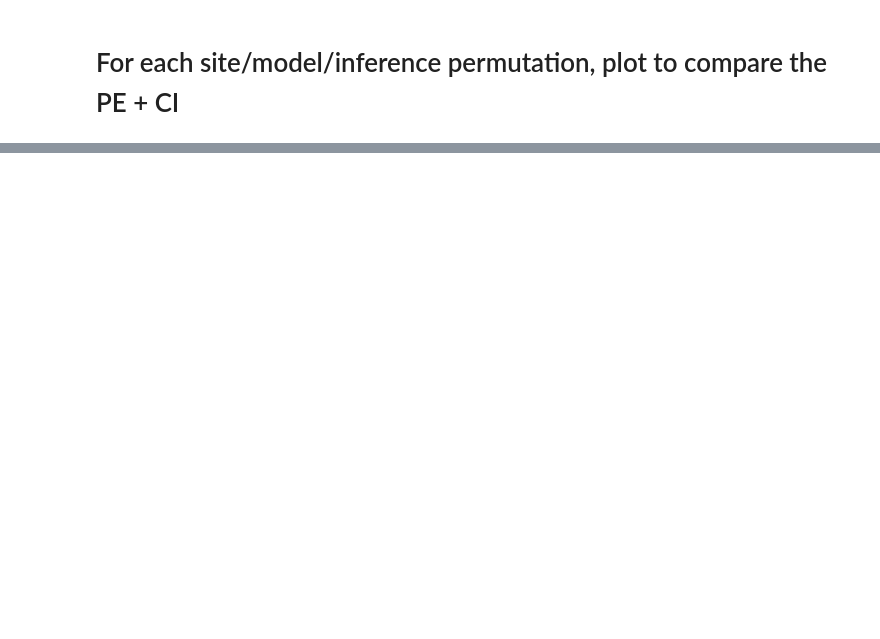
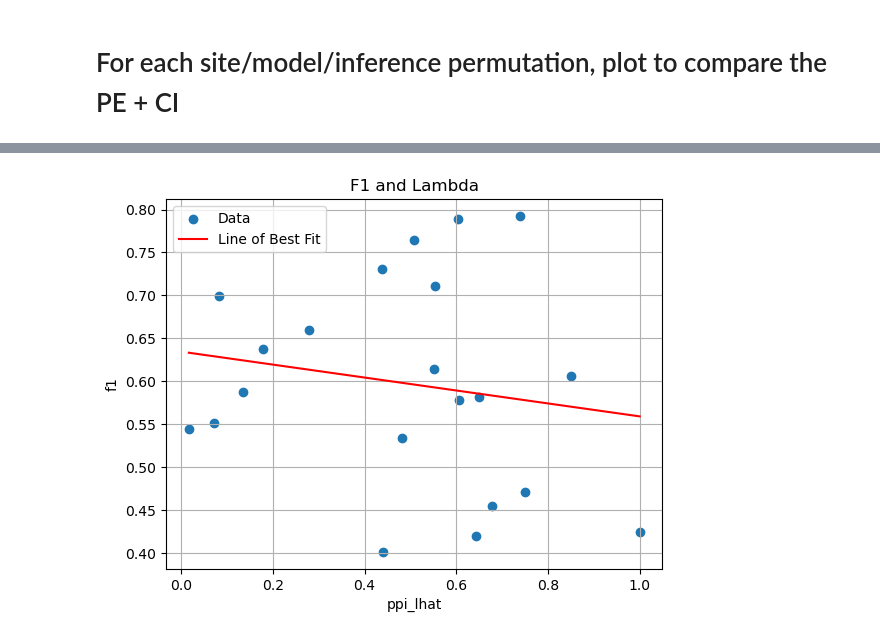
Before and after one commit to avisokay/va_nlp, a Jupyter notebook: src/results_estimation.ipynb, the cells around one changed output, grey strips where cells are left out. Saved outputs shown, nothing was run; the diff lists cells and outputs as text; code cells hidden in the pictures; blank space fills up the shorter version.

```diff
--- a/src/results_estimation.ipynb
+++ b/src/results_estimation.ipynb
@@ -635,0 +791,6 @@ array(['mexico', 'ap', 'up', 'dar', 'bohol', 'pemba'], dtype=object)
+# %%
+# compute residuals
+results_df['naive_residual'] = np.abs(results_df['baseline_pe'] - results_df['naive_pe'])
+results_df['naive_residual'] = [np.sum(x) for x in results_df['naive_residual']]
+results_df['ppi_residual'] = np.abs(results_df['baseline_pe'] - results_df['ppi_pe'])
+results_df['ppi_residual'] = [np.sum(x) for x in results_df['ppi_residual']]
@@ -635,0 +906,28 @@ array(['mexico', 'ap', 'up', 'dar', 'bohol', 'pemba'], dtype=object)
+# %%
+# Extracting data from the DataFrame
+x_values = results_df['ppi_lhat']
+y_values = results_df['f1']
+
+# Plotting the scatter plot
+plt.scatter(x_values, y_values, label='Data')
+
+# Fitting a line of best fit
+coefficients = np.polyfit(x_values, y_values, 1)
+polynomial = np.poly1d(coefficients)
+x_line = np.linspace(min(x_values), max(x_values), 100)
+y_line = polynomial(x_line)
+
+# Plotting the line of best fit
+plt.plot(x_line, y_line, color='red', label='Line of Best Fit')
+
+# Adding labels and legend
+plt.xlabel('ppi_lhat')
+plt.ylabel('f1')
+plt.title('F1 and Lambda')
+plt.legend()
+
+# Displaying the plot
+plt.grid(True)
+plt.show()
+# %% [output]
+[figure, added]
```
Also changed, not shown: parts of 65 cells of this notebook, 8 other files.
